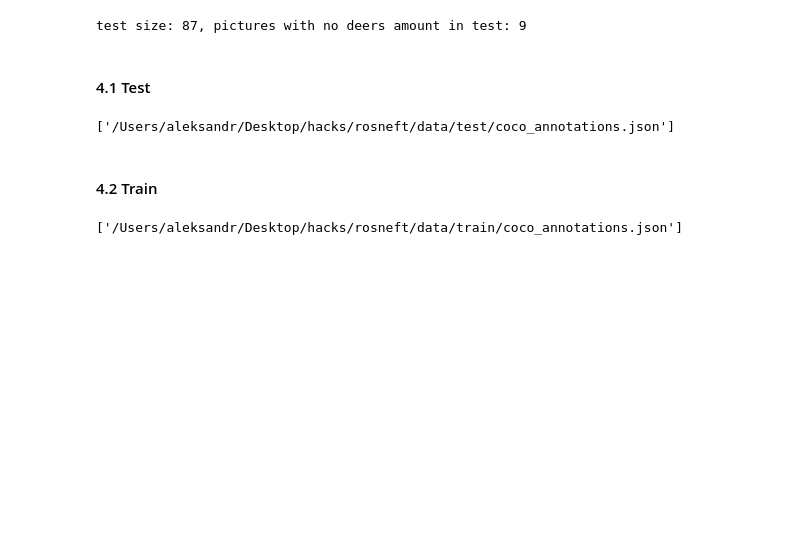
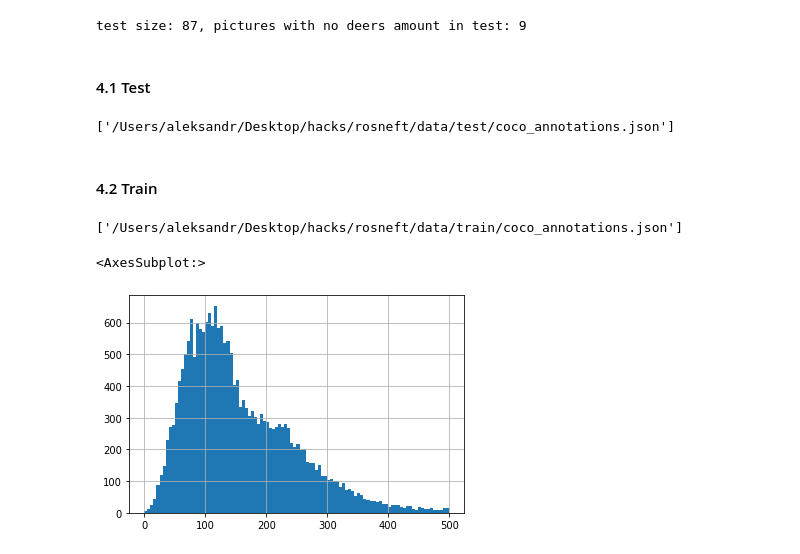
Before and after one commit to AlexanderNevarko/deer-detection, a Jupyter notebook: notebooks/data_preprocessing.ipynb, the cells around one changed output. Saved outputs shown, nothing was run; the diff lists cells and outputs as text; code cells hidden in the pictures; blank space fills up the shorter version.

```diff
--- a/notebooks/data_preprocessing.ipynb
+++ b/notebooks/data_preprocessing.ipynb
@@ -192,3 +198,8 @@ dataset.df.ann_iscrowd = 0
 dataset.export.ExportToCoco(os.path.join(train_path, 'coco_annotations.json'))
 # %% [output]
 ['/Users/aleksandr/Desktop/hacks/rosneft/data/train/coco_annotations.json']
+# %%
+dataset.df.loc[dataset.df.ann_bbox_width < 500, 'ann_bbox_width'].hist(bins=100)
+# %% [output]
+<AxesSubplot:>
+[figure, added]
```
Also changed, not shown: parts of 1 cell of this notebook, 2 other files.
